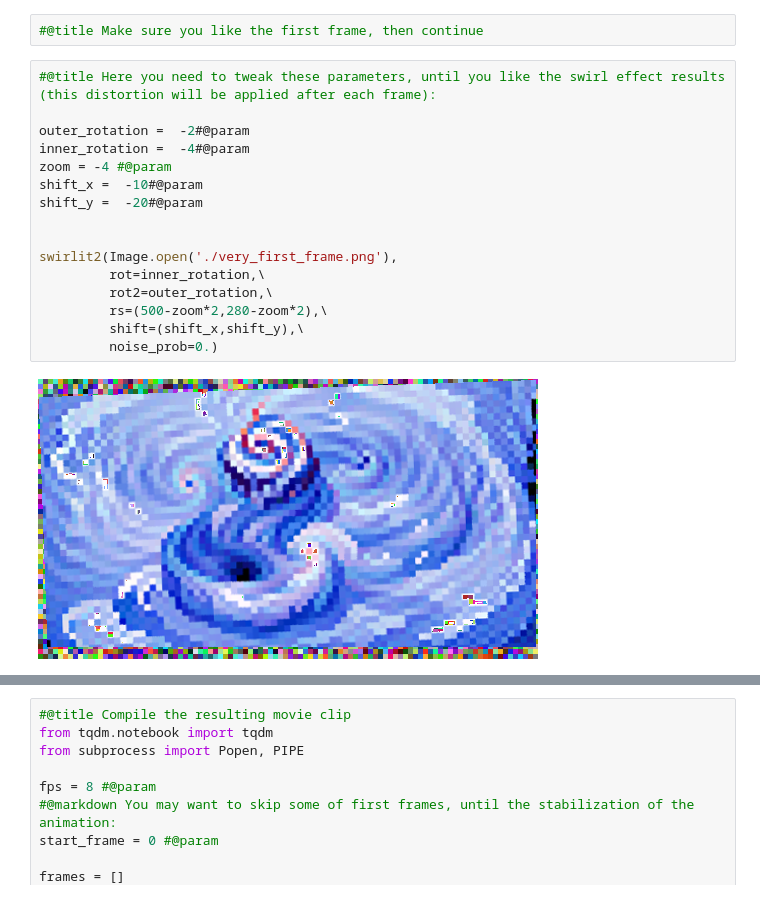
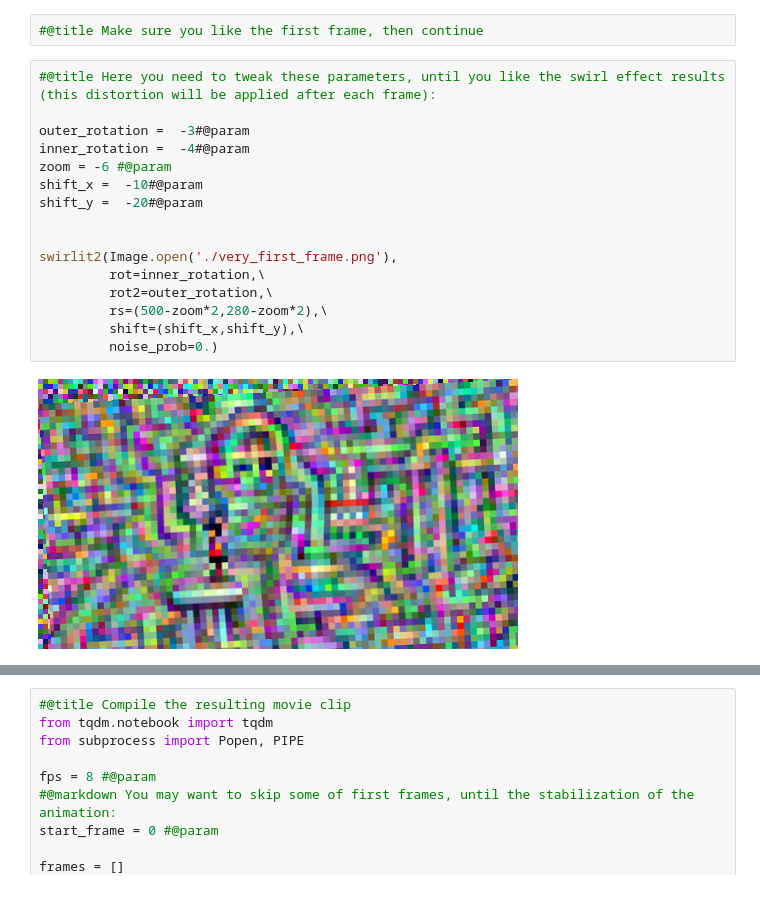
Before and after one commit to realgdman/NNotebooks, a Jupyter notebook: demos/Pixray_Swirl_Demo.ipynb, the cells around one changed output, grey strips where cells are left out. Cells and saved outputs as stored; diff of their text form.

```diff
--- a/demos/Pixray_Swirl_Demo.ipynb
+++ b/demos/Pixray_Swirl_Demo.ipynb
@@ -243,21 +252,21 @@ FileNotFoundError: ignored
 # %%
 #@title Here you need to tweak these parameters, until you like the swirl effect results (this distortion will be applied after each frame):
 
-outer_rotation =  -2#@param
+outer_rotation =  -3#@param
 inner_rotation =  -4#@param
-zoom = -4 #@param
+zoom = -6 #@param
 shift_x =  -10#@param
 shift_y =  -20#@param
 
 
 swirlit2(Image.open('./very_first_frame.png'),
          rot=inner_rotation,\
          rot2=outer_rotation,\
          rs=(500-zoom*2,280-zoom*2),\
          shift=(shift_x,shift_y),\
          noise_prob=0.)
 # %% [output]
-[figure, old version]
+[figure, new version]
 # %%
 #@title Make sure you like the first frame, then start this cell to generate all other frames:
 frames2generate = 30 #@param
```
Also changed, not shown: parts of 2 cells of this notebook.
